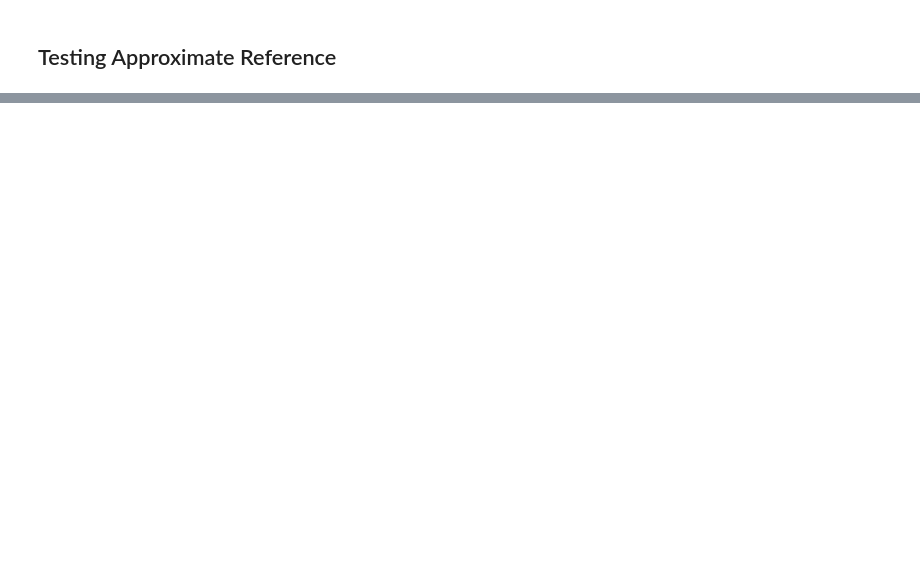
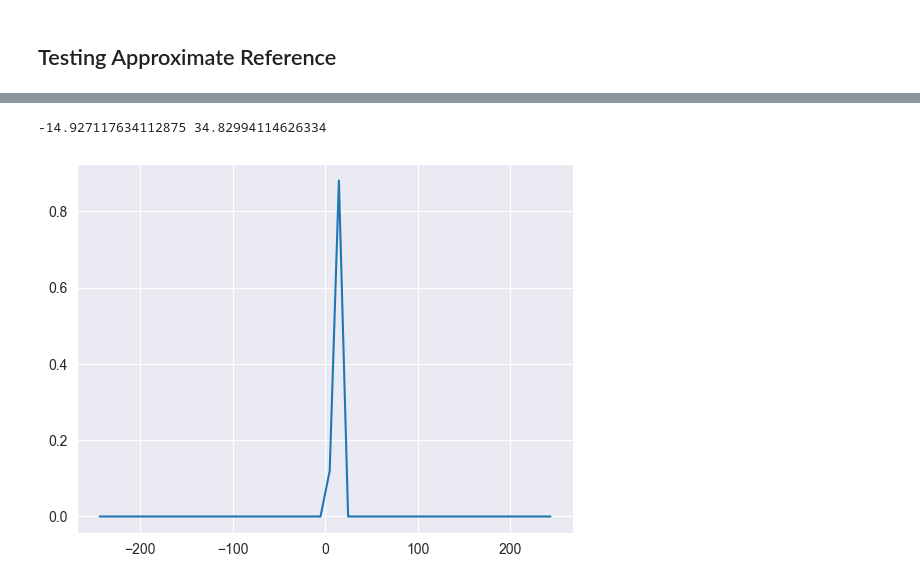
Before and after one commit to yiling-h/SI-CART, a Jupyter notebook: test_query_grid.ipynb, the cells around one changed output, grey strips where cells are left out. Cells and saved outputs as stored; diff of their text form; code cells hidden in the pictures; blank space fills up the shorter version.

```diff
--- a/test_query_grid.ipynb
+++ b/test_query_grid.ipynb
@@ -1280,3 +1326,46 @@ print(norm_contrast_full.dot(mu))
+# %%
+def get_width2(init_width, ref_hat_layer, obs_tar, n_coarse=50):
+    width = init_width * (np.abs(obs_tar) + 1)
+    x = np.linspace(-width, width, n_coarse)
+
+    #normalized_layers = [normalize(np.exp(layer)) for layer in ref_hat_layer]
+    ref_hat = np.array(ref_hat_layer).sum(axis=0)
+    normalized_ref = normalize(np.exp(ref_hat))
+    plt.plot(x, normalized_ref)
+    left_idx = None
+    right_idx = None
+    # Forward pass
+    for i in range(n_coarse):
+        #vals = [prob[i] for prob in normalized_layers]
+        #print(vals)
+        if normalized_ref[i] > 0:
+            left_idx = i - 1
+            break
+    # Backward pass
+    for j in range(1, n_coarse):
+        #vals = [prob[n_coarse - j] for prob in normalized_layers]
+        #print(vals)
+        if normalized_ref[n_coarse - j] > 0:
+            right_idx = n_coarse - j + 1
+            break
+
+    if left_idx == -1:
+        x_l = None
+    else:
+        x_l = x[left_idx]
+    if right_idx == n_coarse:
+        x_r = None
+    else:
+        x_r = x[right_idx]
+    assert left_idx < right_idx
+    return x_l, x_r
+# %%
+l, r = get_width2(init_width=15, ref_hat_layer=ref_hat_layer,
+                  obs_tar=obs_tar_full, n_coarse=50)
+print(l, r)
+# %% [output]
+-14.927117634112875 34.82994114626334
+[figure, added]
 # %%
 import matplotlib.pyplot as plt
 def normalize(x):
```
Also changed, not shown: parts of 26 cells of this notebook, 13 other files.
